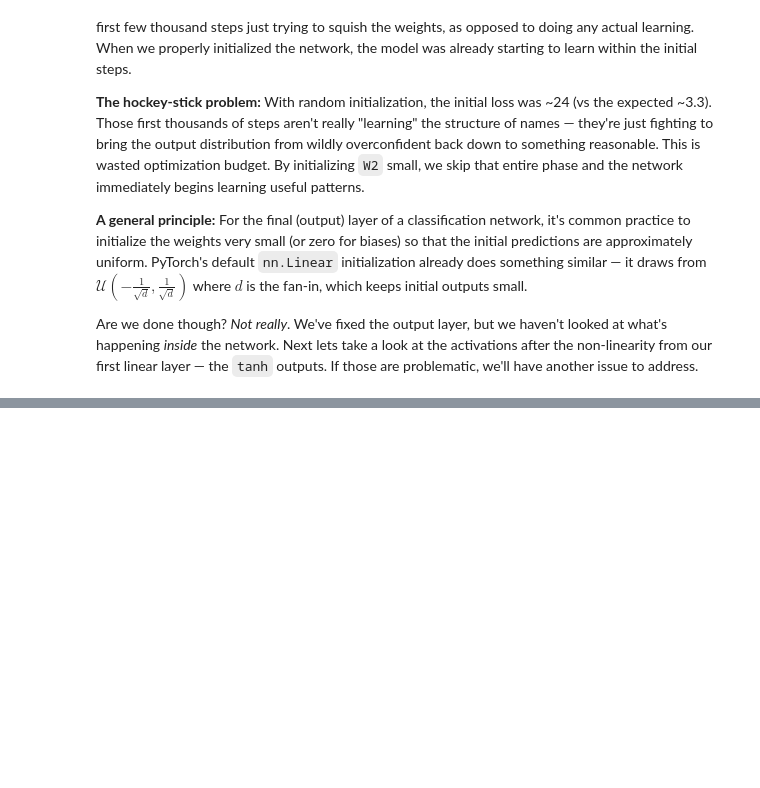
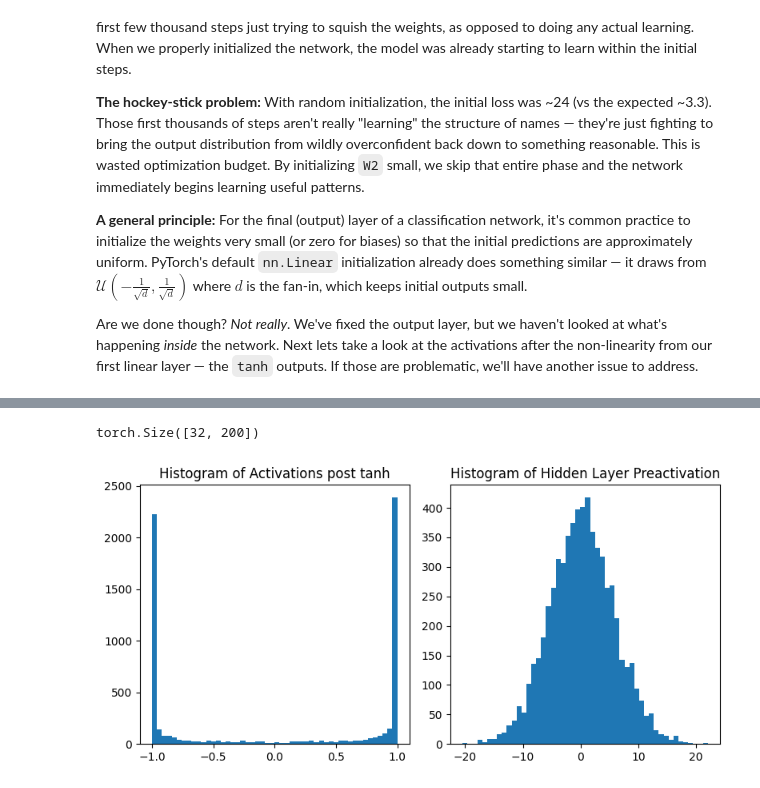
Before and after one commit to kshitijg92/karpathy-zero-to-hero-deep-work, a Jupyter notebook: lesson_4_makemore_batchnorm/makemore_batchnorm_part1.ipynb, the cells around one changed output, grey strips where cells are left out. Cells and saved outputs as stored; diff of their text form; code cells hidden in the pictures; blank space fills up the shorter version.

Commit message:
added tanh saturation

```diff
--- a/lesson_4_makemore_batchnorm/makemore_batchnorm_part1.ipynb
+++ b/lesson_4_makemore_batchnorm/makemore_batchnorm_part1.ipynb
@@ -154,7 +154,7 @@ def train_model(params, n_steps=200000, batch_size=32):
         if i % 10 == 0:
             pbar.set_postfix(loss=f"{loss.data:.4f}")
 
-    return stepi, lossi, loglossi, hidden_layer_preactivation, logits
+    return stepi, lossi, loglossi, hidden_layer_preactivation, h, logits
 
 def plot_loss(stepi, lossi):
     # Plot training loss over time
@@ -489,3 +489,25 @@ We can see that by properly initializing the weight `W2` and the bias `b2`, we a
 **A general principle:** For the final (output) layer of a classification network, it's common practice to initialize the weights very small (or zero for biases) so that the initial predictions are approximately uniform. PyTorch's default `nn.Linear` initialization already does something similar — it draws from $\mathcal{U}(-\frac{1}{\sqrt{d}}, \frac{1}{\sqrt{d}})$ where $d$ is the fan-in, which keeps initial outputs small.
 
 Are we done though? _Not really_. We've fixed the output layer, but we haven't looked at what's happening _inside_ the network. Next lets take a look at the activations after the non-linearity from our first linear layer — the `tanh` outputs. If those are problematic, we'll have another issue to address.
+# %%
+# lets now train this network for the entire 200k steps
+embed_dim = 10
+block_size = 3
+n_hidden = 200
+
+def get_params(embed_dim, block_size, n_hidden, scale_w2 = 0, scale_b2 = 0):
+    g = torch.Generator().manual_seed(2147483647)
+    C  = torch.randn((vocab_size, embed_dim),            generator=g)
+    W1 = torch.randn((embed_dim * block_size, n_hidden), generator=g)
+    b1 = torch.randn(n_hidden,                        generator=g)
+    W2 = torch.randn((n_hidden, vocab_size),           generator=g) * scale_w2
+    b2 = torch.randn(vocab_size,                       generator=g) * scale_b2
+    parameters = [C, W1, b1, W2, b2]
+    for p in parameters:
+        p.requires_grad = True
+    return C, W1, b1, W2, b2, parameters
+
+C, W1, b1, W2, b2, parameters = get_params(embed_dim, block_size, n_hidden, scale_w2 = 0.01, scale_b2 = 0)
+
+stepi, lossi, loglossi, hidden_layer_preactivation, h, logits = train_model([C, W1, b1, W2, b2, parameters], n_steps=1)
+print(f"Final training loss: {lossi[-1]}")
@@ -491,0 +527,17 @@ Are we done though? _Not really_. We've fixed the output layer, but we haven't l
+# %%
+h.shape
+# %% [output]
+torch.Size([32, 200])
+# %%
+fig, axs = plt.subplots(1, 2, figsize=(8, 4))
+
+axs[0].hist(h.flatten().tolist(), bins=50)
+axs[0].set_title('Histogram of Activations post tanh')
+
+axs[1].hist(hidden_layer_preactivation.flatten().tolist(), bins=50)
+axs[1].set_title('Histogram of Hidden Layer Preactivation')
+
+plt.tight_layout()
+plt.show()
+# %% [output]
+[figure, added]
```
Also changed, not shown: parts of 16 cells of this notebook.
